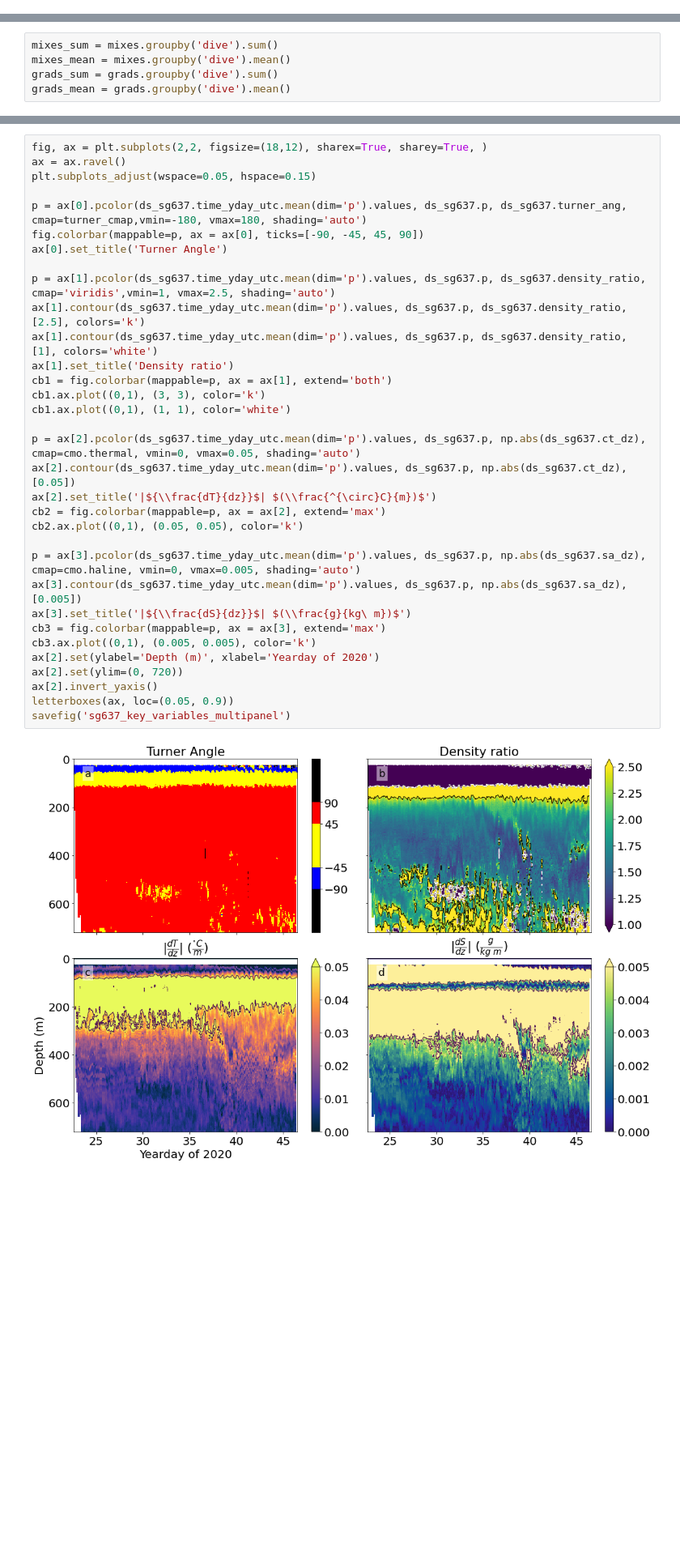
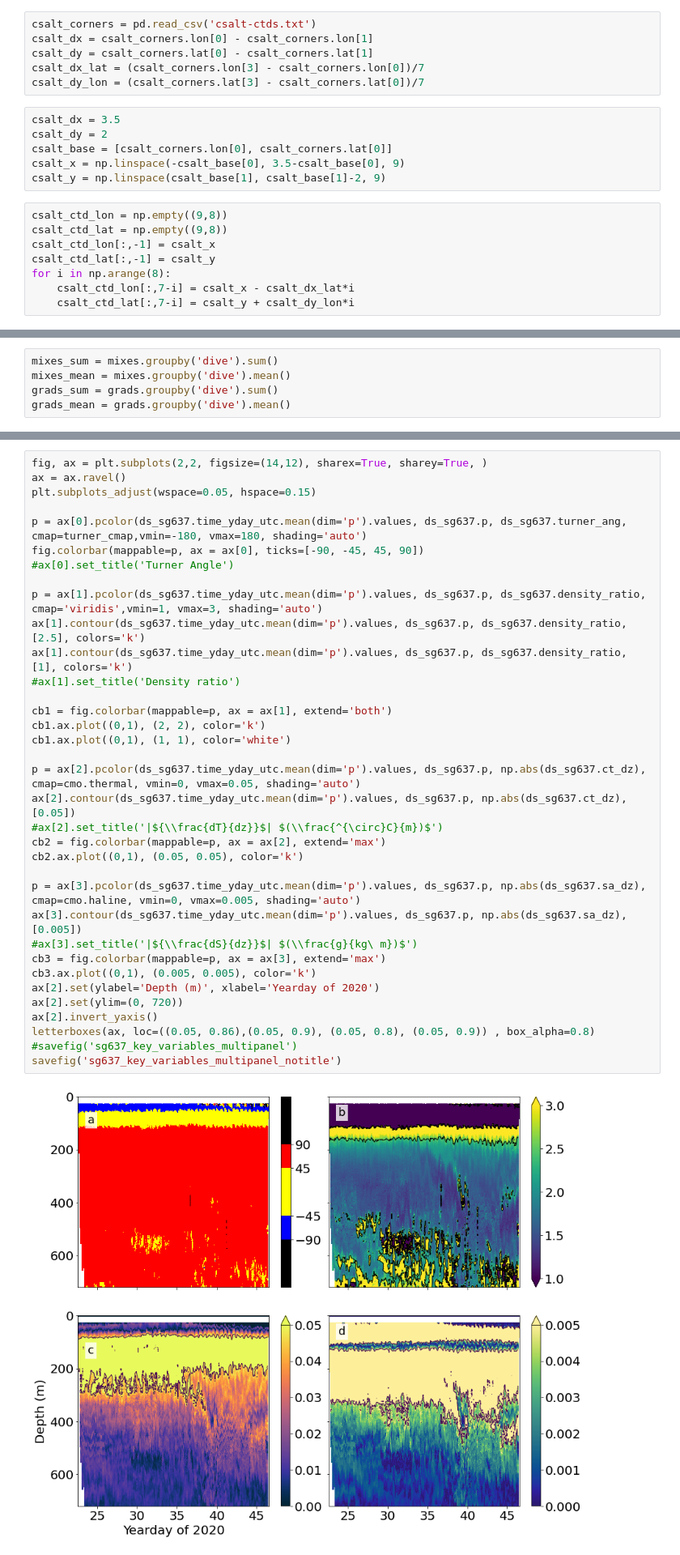
Before and after one commit to callumrollo/eurec4a-thermohaline-figures, a Jupyter notebook: create_figures.ipynb, the cells around one changed output, grey strips where cells are left out. Shown at 81% size. Cells and saved outputs as stored; diff of their text form; blank space fills up the shorter version.

Commit message:
figure improvements from supervisor comments

```diff
--- a/create_figures.ipynb
+++ b/create_figures.ipynb
@@ -124,3 +124,23 @@ ctd_outer_box_locs = ctd_df[ctd_df.outer_box].groupby('cast_no').first()
 ctd_center_locs = ctd_df[ctd_df.center_bowtie].groupby('cast_no').first()
 # %%
 platform_colors=['C1', 'C0', 'C2']
+# %%
+csalt_corners = pd.read_csv('csalt-ctds.txt')
+csalt_dx = csalt_corners.lon[0] - csalt_corners.lon[1]
+csalt_dy = csalt_corners.lat[0] - csalt_corners.lat[1]
+csalt_dx_lat = (csalt_corners.lon[3] - csalt_corners.lon[0])/7
+csalt_dy_lon = (csalt_corners.lat[3] - csalt_corners.lat[0])/7
+# %%
+csalt_dx = 3.5
+csalt_dy = 2
+csalt_base = [csalt_corners.lon[0], csalt_corners.lat[0]]
+csalt_x = np.linspace(-csalt_base[0], 3.5-csalt_base[0], 9)
+csalt_y = np.linspace(csalt_base[1], csalt_base[1]-2, 9)
+# %%
+csalt_ctd_lon = np.empty((9,8))
+csalt_ctd_lat = np.empty((9,8))
+csalt_ctd_lon[:,-1] = csalt_x
+csalt_ctd_lat[:,-1] = csalt_y
+for i in np.arange(8):
+    csalt_ctd_lon[:,7-i] = csalt_x - csalt_dx_lat*i
+    csalt_ctd_lat[:,7-i] = csalt_y + csalt_dy_lon*i
@@ -400,38 +440,40 @@ ds_sg620 = ds_glider.loc[dict(dive=slice(1000, 2000))]
 ds_sg637 = ds_glider.loc[dict(dive=slice(2000, 3000))]
 ds_sg637['dive'] = ds_sg637.dive - 2000
 # %%
-fig, ax = plt.subplots(2,2, figsize=(18,12), sharex=True, sharey=True, )
+fig, ax = plt.subplots(2,2, figsize=(14,12), sharex=True, sharey=True, )
 ax = ax.ravel()
 plt.subplots_adjust(wspace=0.05, hspace=0.15)
 
 p = ax[0].pcolor(ds_sg637.time_yday_utc.mean(dim='p').values, ds_sg637.p, ds_sg637.turner_ang, cmap=turner_cmap,vmin=-180, vmax=180, shading='auto')
 fig.colorbar(mappable=p, ax = ax[0], ticks=[-90, -45, 45, 90])
-ax[0].set_title('Turner Angle')
+#ax[0].set_title('Turner Angle')
 
-p = ax[1].pcolor(ds_sg637.time_yday_utc.mean(dim='p').values, ds_sg637.p, ds_sg637.density_ratio, cmap='viridis',vmin=1, vmax=2.5, shading='auto')
+p = ax[1].pcolor(ds_sg637.time_yday_utc.mean(dim='p').values, ds_sg637.p, ds_sg637.density_ratio, cmap='viridis',vmin=1, vmax=3, shading='auto')
 ax[1].contour(ds_sg637.time_yday_utc.mean(dim='p').values, ds_sg637.p, ds_sg637.density_ratio, [2.5], colors='k')
-ax[1].contour(ds_sg637.time_yday_utc.mean(dim='p').values, ds_sg637.p, ds_sg637.density_ratio, [1], colors='white')
-ax[1].set_title('Density ratio')
+ax[1].contour(ds_sg637.time_yday_utc.mean(dim='p').values, ds_sg637.p, ds_sg637.density_ratio, [1], colors='k')
+#ax[1].set_title('Density ratio')
+
 cb1 = fig.colorbar(mappable=p, ax = ax[1], extend='both')
-cb1.ax.plot((0,1), (3, 3), color='k')
+cb1.ax.plot((0,1), (2, 2), color='k')
 cb1.ax.plot((0,1), (1, 1), color='white')
 
 p = ax[2].pcolor(ds_sg637.time_yday_utc.mean(dim='p').values, ds_sg637.p, np.abs(ds_sg637.ct_dz), cmap=cmo.thermal, vmin=0, vmax=0.05, shading='auto')
 ax[2].contour(ds_sg637.time_yday_utc.mean(dim='p').values, ds_sg637.p, np.abs(ds_sg637.ct_dz),[0.05])
-ax[2].set_title('|${\\frac{dT}{dz}}$| $(\\frac{^{\circ}C}{m})$')
+#ax[2].set_title('|${\\frac{dT}{dz}}$| $(\\frac{^{\circ}C}{m})$')
 cb2 = fig.colorbar(mappable=p, ax = ax[2], extend='max')
 cb2.ax.plot((0,1), (0.05, 0.05), color='k')
 
 p = ax[3].pcolor(ds_sg637.time_yday_utc.mean(dim='p').values, ds_sg637.p, np.abs(ds_sg637.sa_dz), cmap=cmo.haline, vmin=0, vmax=0.005, shading='auto')
 ax[3].contour(ds_sg637.time_yday_utc.mean(dim='p').values, ds_sg637.p, np.abs(ds_sg637.sa_dz),[0.005])
-ax[3].set_title('|${\\frac{dS}{dz}}$| $(\\frac{g}{kg\ m})$')
+#ax[3].set_title('|${\\frac{dS}{dz}}$| $(\\frac{g}{kg\ m})$')
 cb3 = fig.colorbar(mappable=p, ax = ax[3], extend='max')
 cb3.ax.plot((0,1), (0.005, 0.005), color='k')
 ax[2].set(ylabel='Depth (m)', xlabel='Yearday of 2020')
 ax[2].set(ylim=(0, 720))
 ax[2].invert_yaxis()
-letterboxes(ax, loc=(0.05, 0.9))
-savefig('sg637_key_variables_multipanel')
+letterboxes(ax, loc=((0.05, 0.86),(0.05, 0.9), (0.05, 0.8), (0.05, 0.9)) , box_alpha=0.8)
+#savefig('sg637_key_variables_multipanel')
+savefig('sg637_key_variables_multipanel_notitle')
 # %% [output]
-[figure, old version]
+[figure, new version]
 # %%
```
Also changed, not shown: parts of 12 cells of this notebook, 1 other file.
